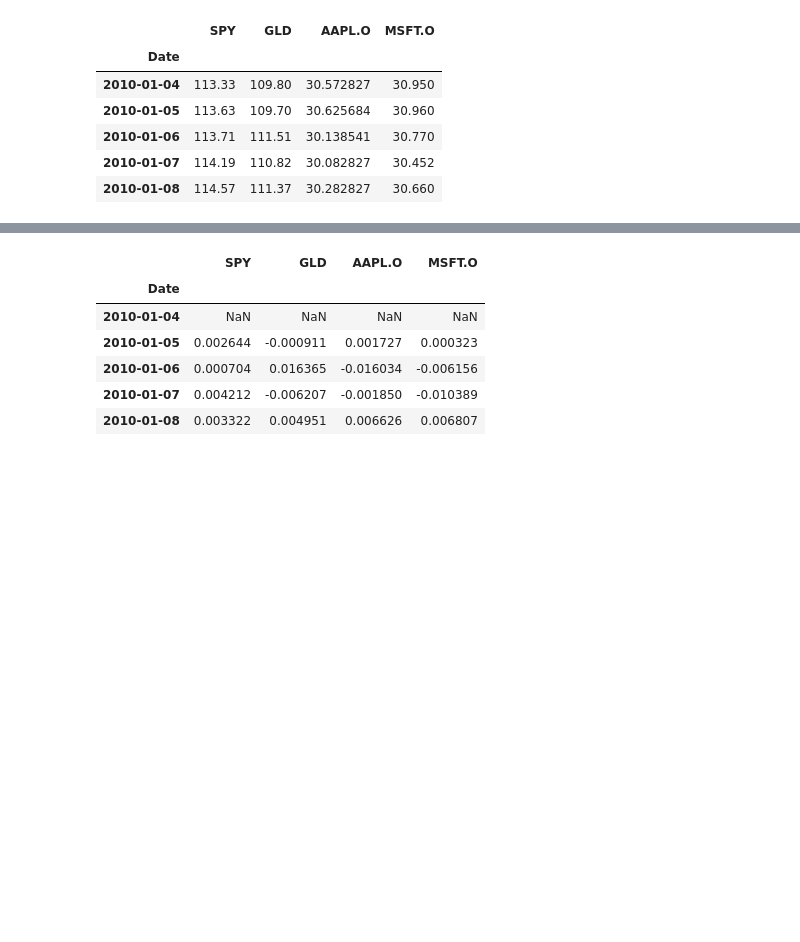
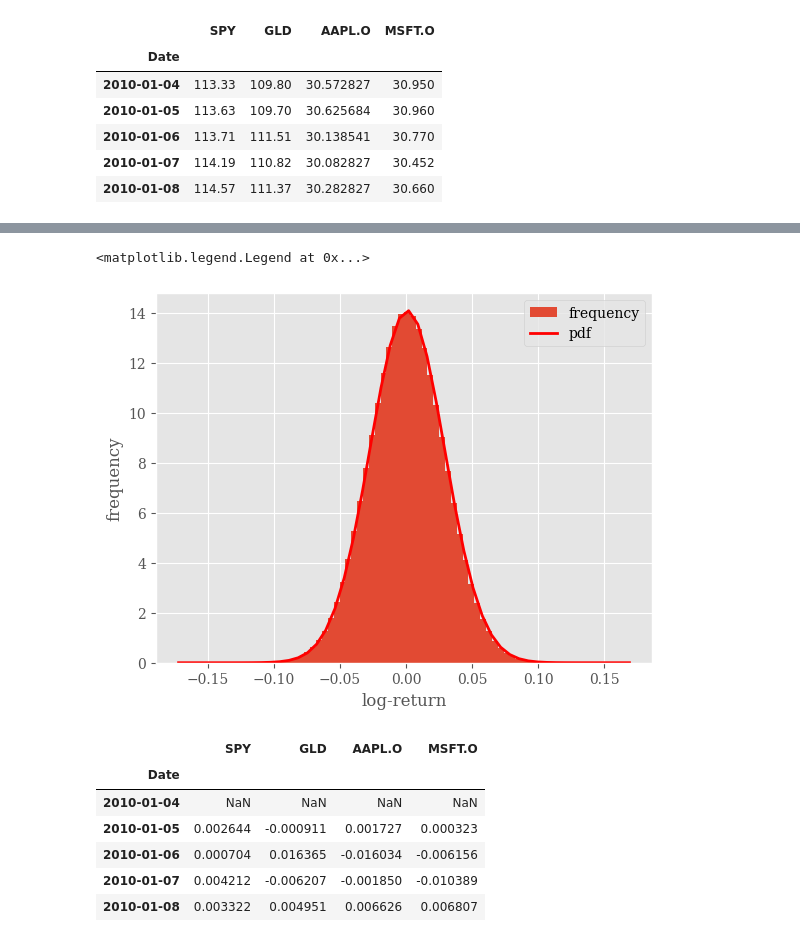
Before and after one commit to shiyang07ca/trade, a Jupyter notebook: src/trade/notebooks/jupyter36/11_Statistics_a.ipynb, the cells around one changed output, grey strips where cells are left out. Cells and saved outputs as stored; diff of their text form; code cells hidden in the pictures; blank space fills up the shorter version.

```diff
--- a/src/trade/notebooks/jupyter36/11_Statistics_a.ipynb
+++ b/src/trade/notebooks/jupyter36/11_Statistics_a.ipynb
@@ -320,3 +315,17 @@ http://pandas.pydata.org/pandas-docs/stable/indexing.html#ix-indexer-is-deprecat
+# %%
+plt.hist(log_returns.flatten(), bins=70, density=True, label='frequency')
+plt.grid(True)
+plt.xlabel('log-return')
+plt.ylabel('frequency')
+x = np.linspace(plt.axis()[0], plt.axis()[1])
+plt.plot(x, scs.norm.pdf(x, loc=r / M, scale=sigma / np.sqrt(M)),
+         'r', lw=2.0, label='pdf')
+plt.legend()
+# tag: normal_sim_2
+# title: Histogram of log-returns and normal density function
+# %% [output]
+<matplotlib.legend.Legend at 0x...>
+[figure, added]
 # %%
 log_returns = np.log(data / data.shift(1))
 log_returns.head()
```
Also changed, not shown: parts of 7 cells of this notebook.
